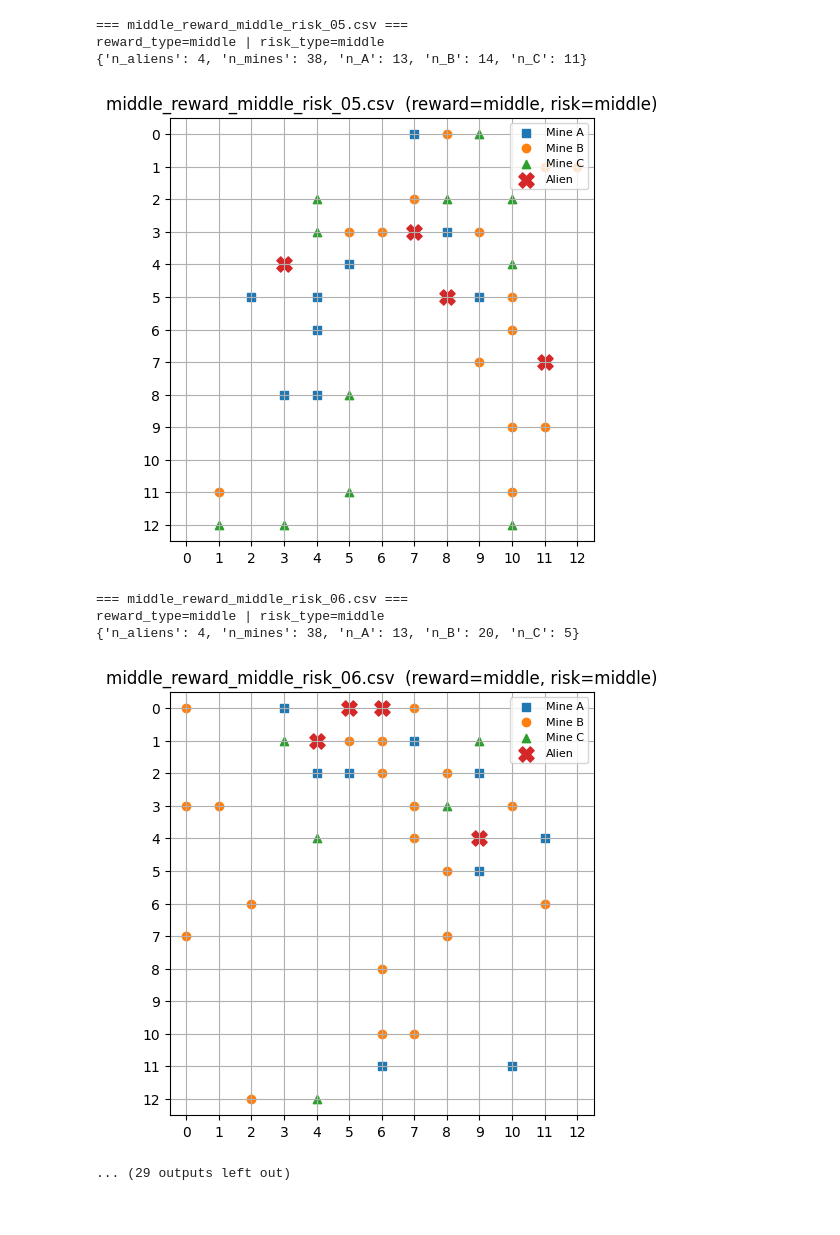
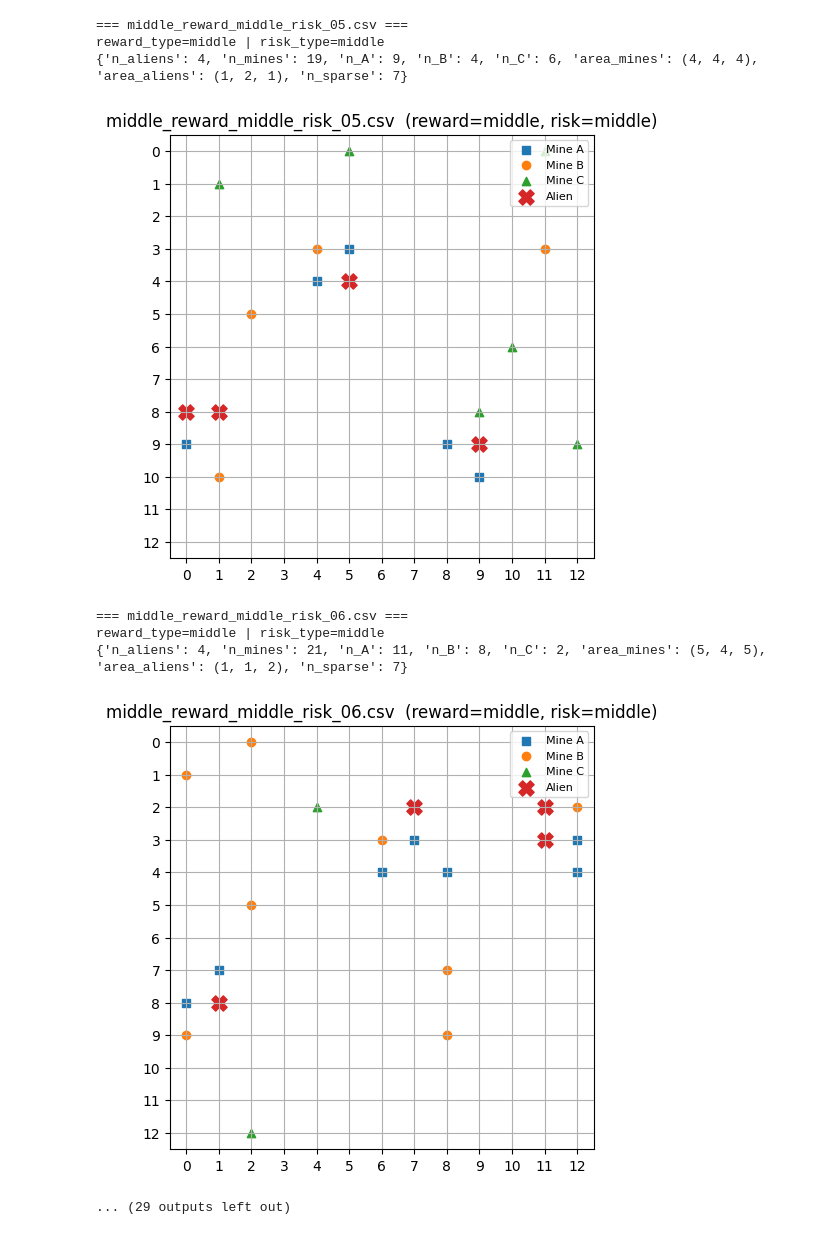
Before and after one commit to JerryGuo2001/Role_Speficifed_Collective_Foraging_Task, a Jupyter notebook: Util_ipynb/random_grid_map_generator.ipynb, the cells around one changed output. Cells and saved outputs as stored; diff of their text form; code cells hidden in the pictures.

Commit message:
update graph structure

```diff
--- a/Util_ipynb/random_grid_map_generator.ipynb
+++ b/Util_ipynb/random_grid_map_generator.ipynb
@@ -375,8 +566,8 @@ def generate_map_df(
 # %%
-def summarize_map(df: pd.DataFrame) -> Dict[str, int]:
+def summarize_map(df: pd.DataFrame) -> Dict[str, object]:
     mines = df["mine_type"].dropna()
     aliens = df["alien_id"].dropna()
-    return {
+    summary: Dict[str, object] = {
         "n_aliens": int(aliens.nunique()),
         "n_mines": int(mines.shape[0]),
         "n_A": int((mines == "Gold Mine A").sum()),
@@ -384,7 +575,20 @@ def summarize_map(df: pd.DataFrame) -> Dict[str, int]:
         "n_C": int((mines == "Gold Mine C").sum()),
     }
 
+    area_mines = df.attrs.get("reward_area_mine_tiles") or []
+    area_aliens = df.attrs.get("reward_area_alien_counts") or []
+    sparse_mines = df.attrs.get("sparse_mine_tiles") or []
+    if area_mines:
+        summary["area_mines"] = tuple(len(area) for area in area_mines)
+    if area_aliens:
+        summary["area_aliens"] = tuple(int(n) for n in area_aliens)
+    summary["n_sparse"] = int(len(sparse_mines))
+    return summary
+
+
 def plot_map(df: pd.DataFrame, title: str, w: int = GRID_W, h: int = GRID_H):
+    if plt is None:
+        return
     # Extract positions
     A = df[df["mine_type"] == "Gold Mine A"][["x","y"]].to_numpy()
     B = df[df["mine_type"] == "Gold Mine B"][["x","y"]].to_numpy()
@@ -449,6 +653,37 @@ for spec_idx, (reward, risk, n_variants) in enumerate(MAP_SPECS):
         assert not bad_mines and not bad_aliens, "Forbidden gold tile violated."
         assert not alien_without_gold, "Alien overlap rule violated: every alien must be on a gold tile."
 
+        if reward == "middle" and risk == "middle":
+            area_mines = df_map.attrs.get("reward_area_mine_tiles", [])
+            area_aliens = df_map.attrs.get("reward_area_alien_counts", [])
+            sparse_mines = df_map.attrs.get("sparse_mine_tiles", [])
+            mine_lookup = {
+                (int(r.x), int(r.y)): r.mine_type
+                for r in df_map[df_map["mine_type"].notna()].itertuples(index=False)
+            }
+            alien_points = {
+                (int(r.x), int(r.y))
+                for r in df_map[df_map["alien_id"].notna()].itertuples(index=False)
+            }
+            area_lookup = set().union(*(set(area) for area in area_mines)) if area_mines else set()
+
+            assert len(area_mines) == 3, "Middle/middle maps must have exactly 3 good reward areas."
+            assert all(4 <= len(area) <= 5 for area in area_mines), "Each good area must contain 4 or 5 mines."
+            assert all(1 <= int(count) <= 2 for count in area_aliens), "Each good area must contain 1 or 2 aliens."
+            assert alien_points <= area_lookup, "Every alien must be inside a good reward area."
+            expected_sparse = REWARD_CONFIGS[reward].sparse_mines_count
+            if expected_sparse is not None:
+                assert len(sparse_mines) == int(expected_sparse), "Sparse mine count must match sparse_mines_count."
+            all_mine_points = set(mine_lookup)
+            sparse_min_dist = int(REWARD_CONFIGS[reward].sparse_mine_min_dist)
+            assert not (set(sparse_mines) & area_lookup), "Sparse mines must not be inside good reward areas."
+            for p in sparse_mines:
+                assert all(chebyshev(p, q) >= sparse_min_dist for q in all_mine_points if q != p), "Sparse mines must be isolated singletons."
+            for area in area_mines:
+                types = [mine_lookup[p] for p in area]
+                good = sum(t in {"Gold Mine A", "Gold Mine B"} for t in types)
+                assert good > len(types) / 2, "Good reward areas must be majority A/B mines."
+
         df_map.to_csv(out_path, index=False)
         all_outputs.append(out_path)
 
@@ -486,9 +721,9 @@ reward_type=middle | risk_type=middle
 === middle_reward_middle_risk_05.csv ===
 reward_type=middle | risk_type=middle
-{'n_aliens': 4, 'n_mines': 38, 'n_A': 13, 'n_B': 14, 'n_C': 11}
+{'n_aliens': 4, 'n_mines': 19, 'n_A': 9, 'n_B': 4, 'n_C': 6, 'area_mines': (4, 4, 4), 'area_aliens': (1, 2, 1), 'n_sparse': 7}
-[figure, old version]
+[figure, new version]
 === middle_reward_middle_risk_06.csv ===
 reward_type=middle | risk_type=middle
-{'n_aliens': 4, 'n_mines': 38, 'n_A': 13, 'n_B': 20, 'n_C': 5}
+{'n_aliens': 4, 'n_mines': 21, 'n_A': 11, 'n_B': 8, 'n_C': 2, 'area_mines': (5, 4, 5), 'area_aliens': (1, 1, 2), 'n_sparse': 7}
-[figure, old version]
+[figure, new version]
 ... (29 outputs left out)
```
Also changed, not shown: parts of 6 cells of this notebook, 21 other files.
